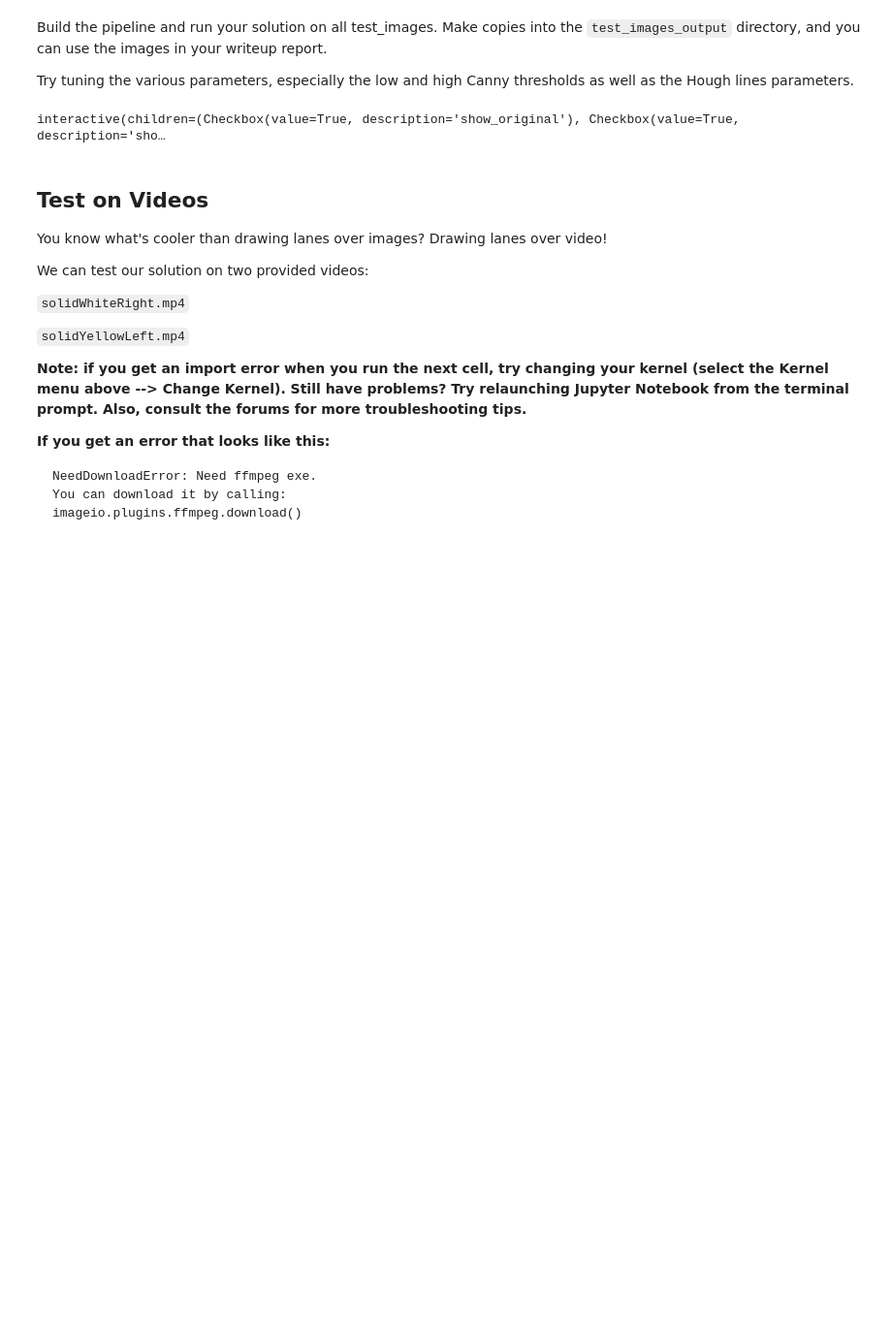
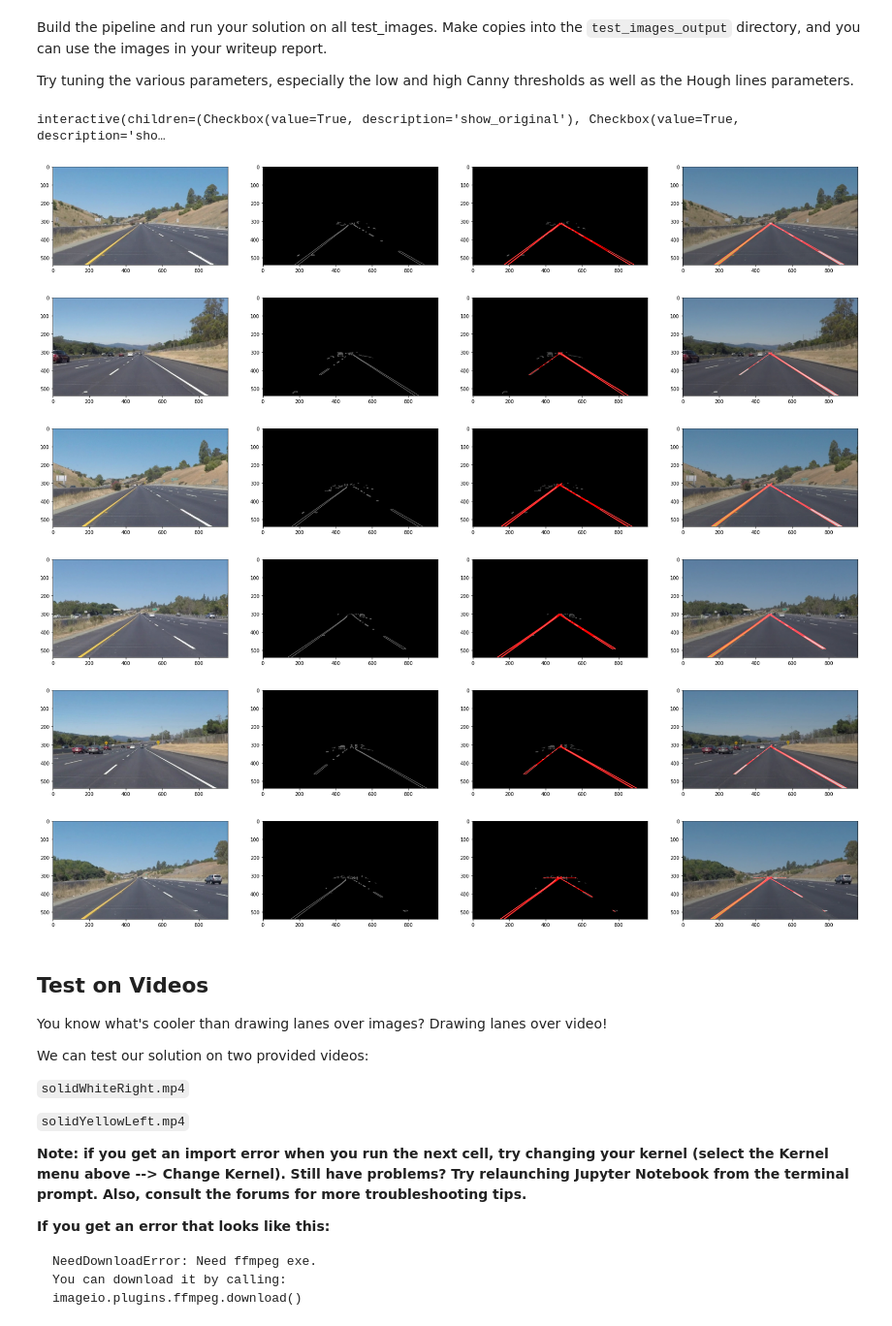
Before and after one commit to erosson-udacity/CarND-LaneLines-P1, a Jupyter notebook: P1.ipynb, the cells around one changed output. Shown at 97% size. Cells and saved outputs as stored; diff of their text form; code cells hidden in the pictures; blank space fills up the shorter version.

```diff
--- a/P1.ipynb
+++ b/P1.ipynb
@@ -219,69 +208,83 @@ def process(img0, canny_low_threshold, canny_high_threshold, gauss_kernel_size,
         ('', img) if show_main else None,
     ] if i)
 
-in_dir = "test_images"
-out_dir = "test_images_output"
 # Image dimensions - useful for min_line_len, max_line_gap
 (xmax, ymax) = (960, 540)
-
 # All tweakable parameters are function args.
 # ipywidgets builds a ui for interacting with all of these, if our environment supports it!
 # https://ipywidgets.readthedocs.io/en/stable/examples/Using%20Interact.html
-def main(
+def _process_args(
     show_original=True,
     show_nolines=True,
     show_lines=True,
     show_main=True,
     canny_low_threshold=150,
     canny_high_threshold=250,
     gauss_kernel_size=3,
     crop_y=300,
     # hough args
     rho=2,
     theta=math.pi / 180,
     threshold=250,
     min_line_len=2,
     max_line_gap=100,
+    min_slope_degs=30,
+    max_slope_degs=330,
 ):
-    args = locals()
-#     print(args)
+    return locals()
+
+def process_args():
+    # Try to use the fancy ipywidgets.interact ui, but have a fallback for the official/grading environment
+    try:
+    #     raise "(fake) ModuleNotFoundError: I'm pretending `import ipywidgets` failed" # uncomment me to test the fallback!
+        import ipywidgets
+        return ipywidgets.interact(
+            _process_args,
+            canny_low_threshold=(0, 255),
+            canny_high_threshold=(0, 255),
+            gauss_kernel_size=(3, 33, 2),
+            crop_y=(0, ymax, 5),
+            rho=(1, 5),
+            theta=(math.pi/720, math.pi/90, math.pi/720),
+            threshold=(1, 600),
+            min_line_len=(1, 500),
+            max_line_gap=(1, 200),
+            min_slope_degs=(0, 360),
+            max_slope_degs=(1, 200),
+        )()
+    except:
+        return _process_args()
+
+
+def still_image_main(**args):
+    in_dir = "test_images"
+    out_dir = "test_images_output"
     # shutil.rmtree(out_dir)
     os.makedirs(out_dir, exist_ok=True)
     for file in os.listdir(out_dir):
         os.remove(os.path.join(out_dir, file))
+
     for file in os.listdir(in_dir):
         in_path = os.path.join(in_dir, file)
         images = process(mpimg.imread(in_path), **args)
 
         (f, subplt) = plt.subplots(1, len(images), figsize=(30, 30))
         for (i, (suffix, image)) in enumerate(images.items()):
             (basename, ext) = file.split('.')
             out_path = os.path.join(out_dir, ''.join([basename, suffix, '.', ext]))
-#             print(out_path, i)
             mpimg.imsave(out_path, image)
             (subplt[i] if len(images) > 1 else subplt).imshow(image)
         plt.show()
 
-# Try to use the fancy ipywidgets.interact ui, but have a fallback for the official/grading environment
-try:
-#     raise "(fake) ModuleNotFoundError: I'm pretending `import ipywidgets` failed" # uncomment me to test the fallback!
-    import ipywidgets
-    main = ipywidgets.interact(
-        main,
-        canny_low_threshold=(0, 255),
-        canny_high_threshold=(0, 255),
-        gauss_kernel_size=(3, 33, 2),
-        crop_y=(0, ymax, 5),
-        rho=(1, 5),
-        theta=(math.pi/720, math.pi/90, math.pi/720),
-        threshold=(1, 600),
-        min_line_len=(1, 500),
-        max_line_gap=(1, 200),
-    )
-except:
-    main()
+still_image_main(**process_args())
 # %% [output]
 interactive(children=(Checkbox(value=True, description='show_original'), Checkbox(value=True, description='sho…
+[figure, added]
+[figure, added]
+[figure, added]
+[figure, added]
+[figure, added]
+[figure, added]
 # %% [markdown]
 ## Test on Videos
 
```
Also changed, not shown: parts of 7 cells of this notebook.
